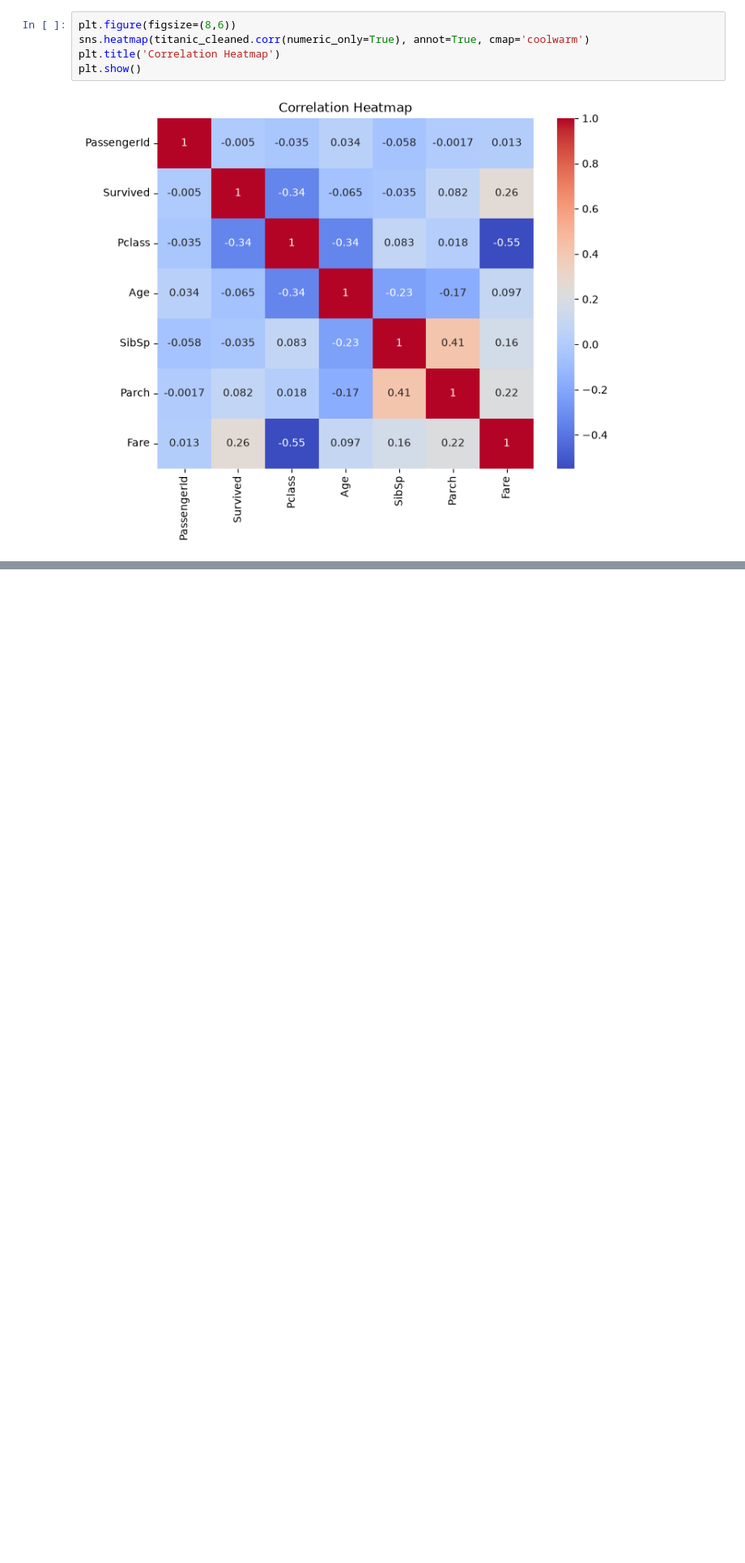
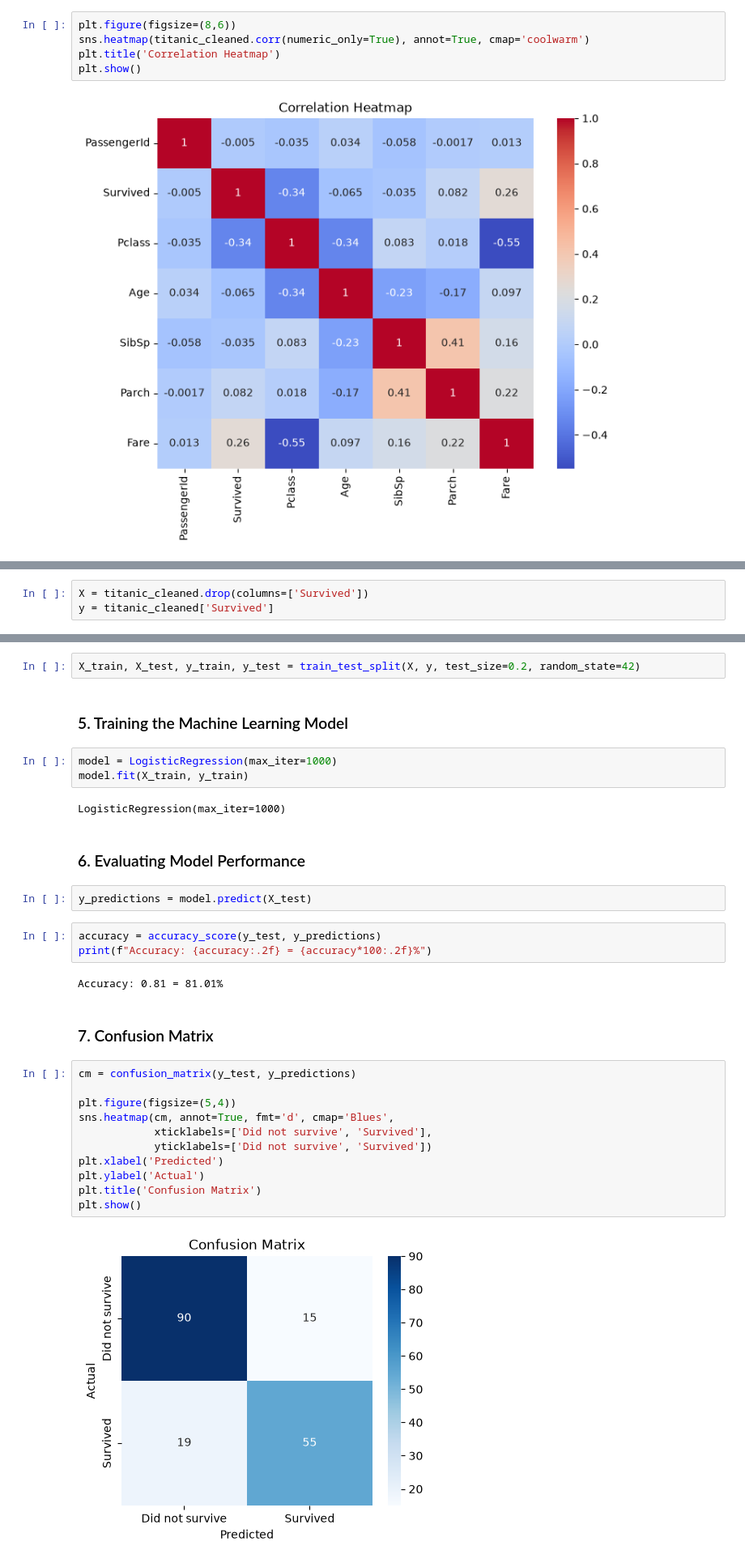
Before and after one commit to Ahsanali18/neurofive-ml-track, a Jupyter notebook: notebooks/titanic_ml_track.ipynb, the cells around one changed output, grey strips where cells are left out. Shown at 81% size. Drawn from its saved outputs; the diff is of its cells as text; blank space fills up the shorter version.

Commit message:
Complete Task 1-3: EDA, data cleaning, visualization, and logistic regression model

```diff
--- a/notebooks/01_titanic_eda.ipynb
+++ b/notebooks/titanic_ml_track.ipynb
@@ -243,0 +288,3 @@ plt.show()
+# %%
+X = titanic_cleaned.drop(columns=['Survived'])
+y = titanic_cleaned['Survived']
@@ -243,0 +293,33 @@ plt.show()
+# %%
+X_train, X_test, y_train, y_test = train_test_split(X, y, test_size=0.2, random_state=42)
+# %% [markdown]
+### 5. Training the Machine Learning Model
+# %%
+model = LogisticRegression(max_iter=1000)
+model.fit(X_train, y_train)
+# %% [output]
+LogisticRegression(max_iter=1000)
+# %% [markdown]
+### 6. Evaluating Model Performance
+# %%
+y_predictions = model.predict(X_test)
+# %%
+accuracy = accuracy_score(y_test, y_predictions)
+print(f"Accuracy: {accuracy:.2f} = {accuracy*100:.2f}%")
+# %% [output]
+Accuracy: 0.81 = 81.01%
+# %% [markdown]
+### 7. Confusion Matrix
+# %%
+cm = confusion_matrix(y_test, y_predictions)
+
+plt.figure(figsize=(5,4))
+sns.heatmap(cm, annot=True, fmt='d', cmap='Blues',
+            xticklabels=['Did not survive', 'Survived'],
+            yticklabels=['Did not survive', 'Survived'])
+plt.xlabel('Predicted')
+plt.ylabel('Actual')
+plt.title('Confusion Matrix')
+plt.show()
+# %% [output]
+[figure, added]
```
Also changed, not shown: parts of 18 cells of this notebook.
